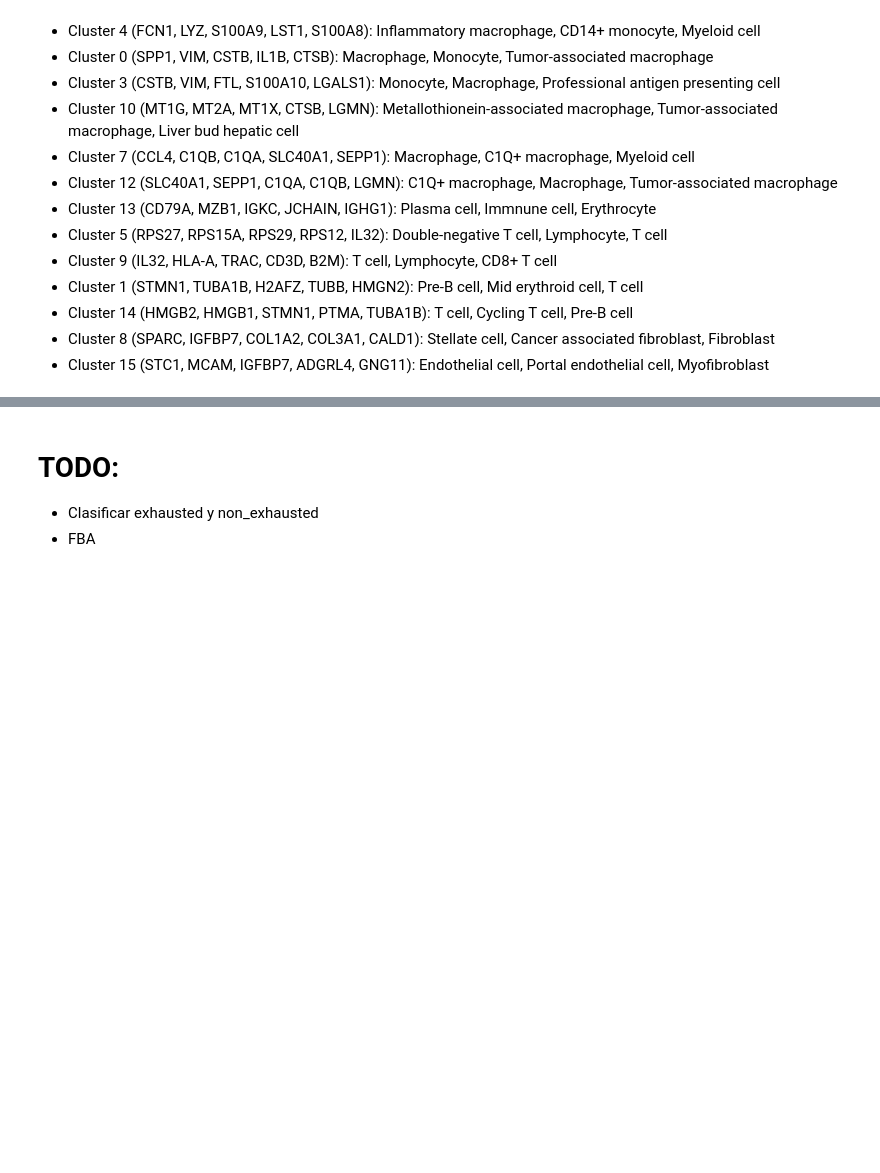
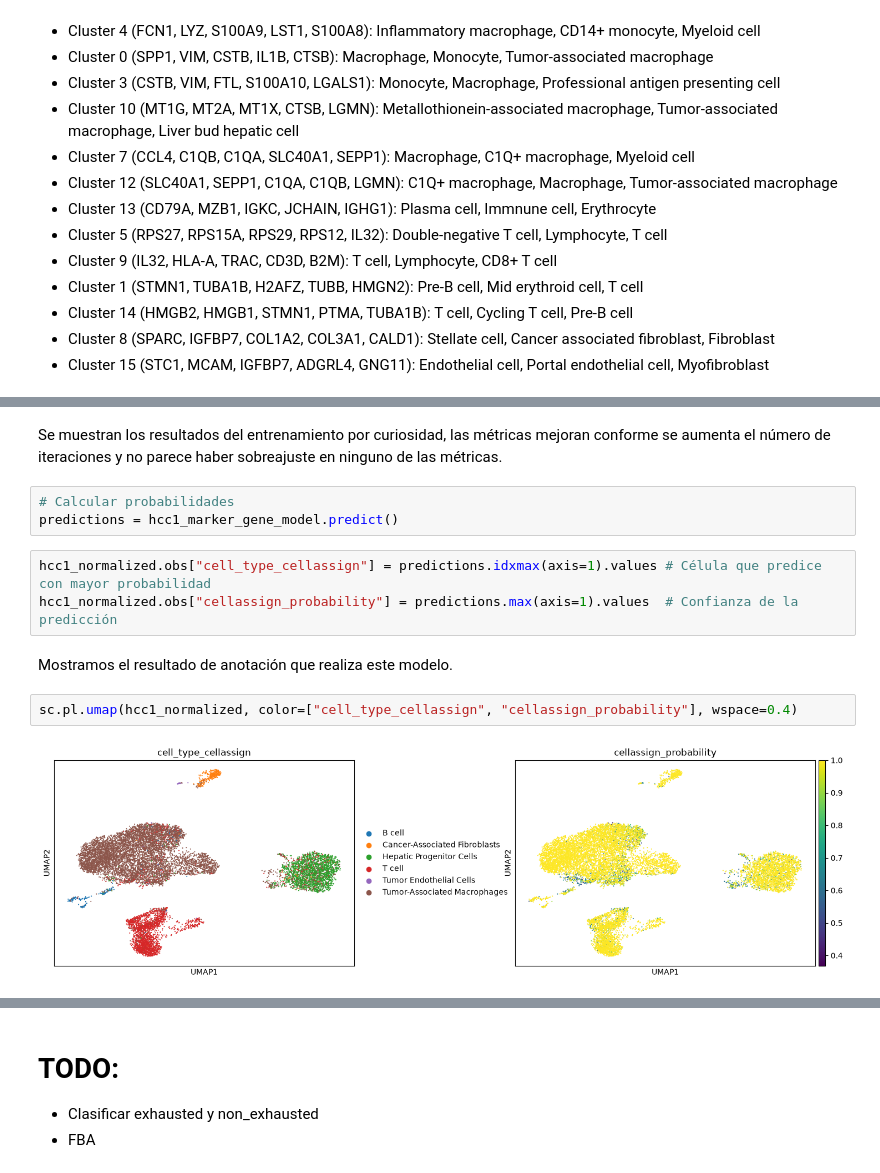
Before and after one commit to YeJhao/tfg, a Jupyter notebook: GSM5076749_HCC1.ipynb, the cells around one changed output, grey strips where cells are left out. Cells and saved outputs as stored; diff of their text form; blank space fills up the shorter version.

```diff
--- a/GSM5076749_HCC1.ipynb
+++ b/GSM5076749_HCC1.ipynb
@@ -658,0 +785,14 @@ Puede que sea necesario poner más genes porque no soy biólogo
+# %% [markdown]
+Se muestran los resultados del entrenamiento por curiosidad, las métricas mejoran conforme se aumenta el número de iteraciones y no parece haber sobreajuste en ninguno de las métricas.
+# %%
+# Calcular probabilidades
+predictions = hcc1_marker_gene_model.predict()
+# %%
+hcc1_normalized.obs["cell_type_cellassign"] = predictions.idxmax(axis=1).values # Célula que predice con mayor probabilidad
+hcc1_normalized.obs["cellassign_probability"] = predictions.max(axis=1).values  # Confianza de la predicción
+# %% [markdown]
+Mostramos el resultado de anotación que realiza este modelo.
+# %%
+sc.pl.umap(hcc1_normalized, color=["cell_type_cellassign", "cellassign_probability"], wspace=0.4)
+# %% [output]
+[figure, added]
```
Also changed, not shown: parts of 21 cells of this notebook.
